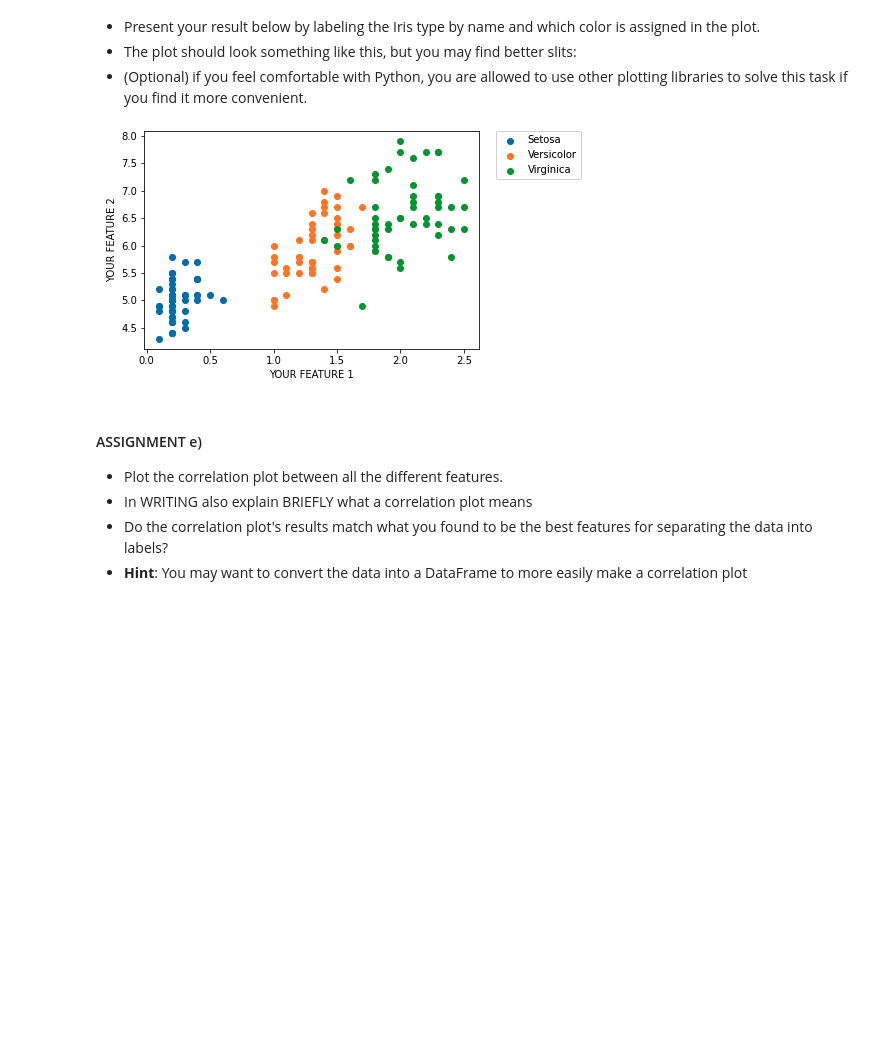
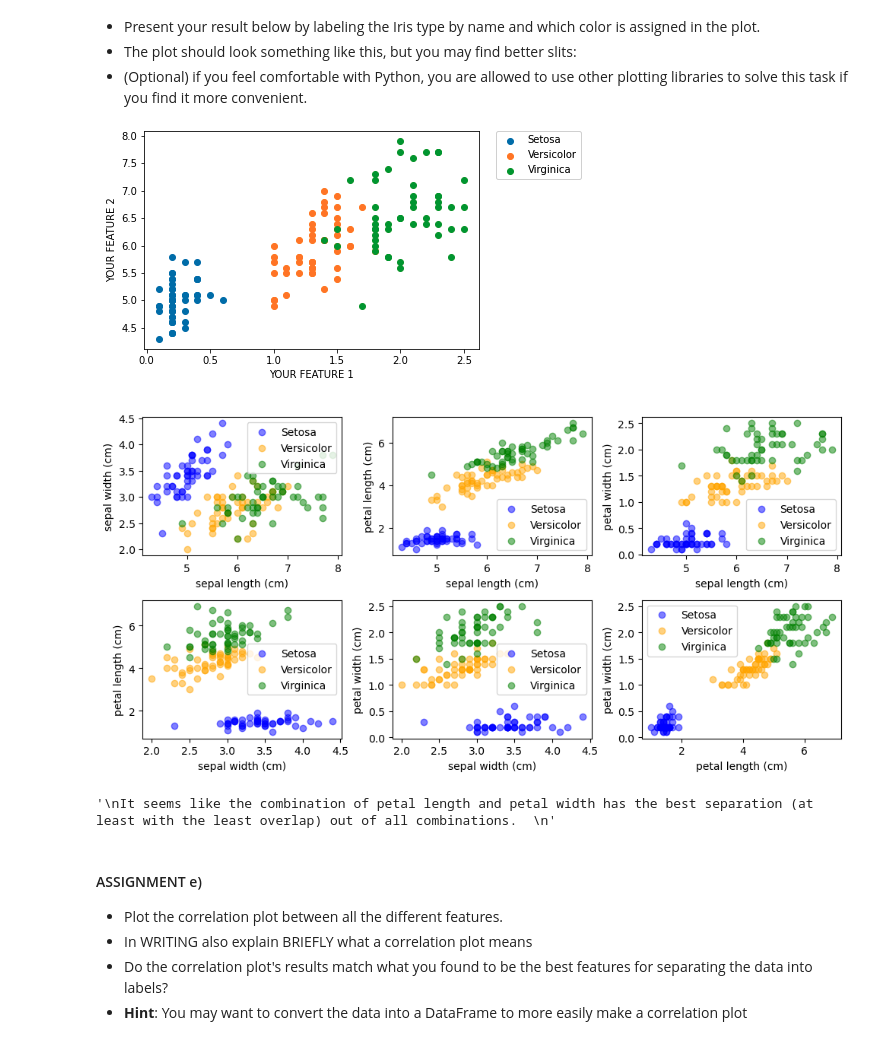
Before and after one commit to pamu8520/ml-1dl034-public-assignments, a Jupyter notebook: Assignments/Practical/PracticalNotebook3.ipynb, the cells around one changed output. Saved outputs shown, nothing was run; the diff lists cells and outputs as text; code cells hidden in the pictures; blank space fills up the shorter version.

```diff
--- a/Assignments/Practical/PracticalNotebook3.ipynb
+++ b/Assignments/Practical/PracticalNotebook3.ipynb
@@ -293,3 +336,39 @@ We now want to create a scatter plot using the two most important features to be
+# %%
+import matplotlib.pyplot as plt
+from itertools import combinations
+
+# 6 possible combinations:
+#[('sepal length (cm)', 'sepal width (cm)'), ('sepal length (cm)', 'petal length (cm)'), ('sepal length (cm)', 'petal width (cm)'), ('sepal width (cm)', 'petal length (cm)'), ('sepal width (cm)', 'petal width (cm)'), ('petal length (cm)', 'petal width (cm)')]
+comb = combinations(iris_features, 2)
+fig, axs = plt.subplots(2, 3, figsize=(10, 5))
+
+for i, (x, y) in enumerate(comb): # return (0, ('sepal length (cm)', 'sepal width (cm)')) ... ]
+    ax = axs[i // 3][i % 3]
+    # find right column in dataset for each feature
+    x_column = iris_features.index(x)
+    y_column = iris_features.index(y)
+
+    x_features = iris.data[:, x_column]
+    y_features = iris.data[:, y_column]
+
+
+    for j, color in zip(iris_classes, ['blue', 'orange', 'green']):
+        #plot one class (j) at a time
+        bool_class = iris_targets == j
+        ax.scatter(x_features[bool_class], y_features[bool_class], c=color, alpha=0.5, label = iris_target_names[j])
+        ax.legend()
+        ax.set_xlabel(x)
+        ax.set_ylabel(y)
+
+plt.tight_layout()
+plt.show()
+
+"""
+It seems like the combination of petal length and petal width has the best separation (at least with the least overlap looking at both x and y axis) out of all combinations.
+"""
+# %% [output]
+[figure, added]
+'\nIt seems like the combination of petal length and petal width has the best separation (at least with the least overlap) out of all combinations.  \n'
 # %% [markdown]
 #### ASSIGNMENT e)
 
```
Also changed, not shown: parts of 11 cells of this notebook.
